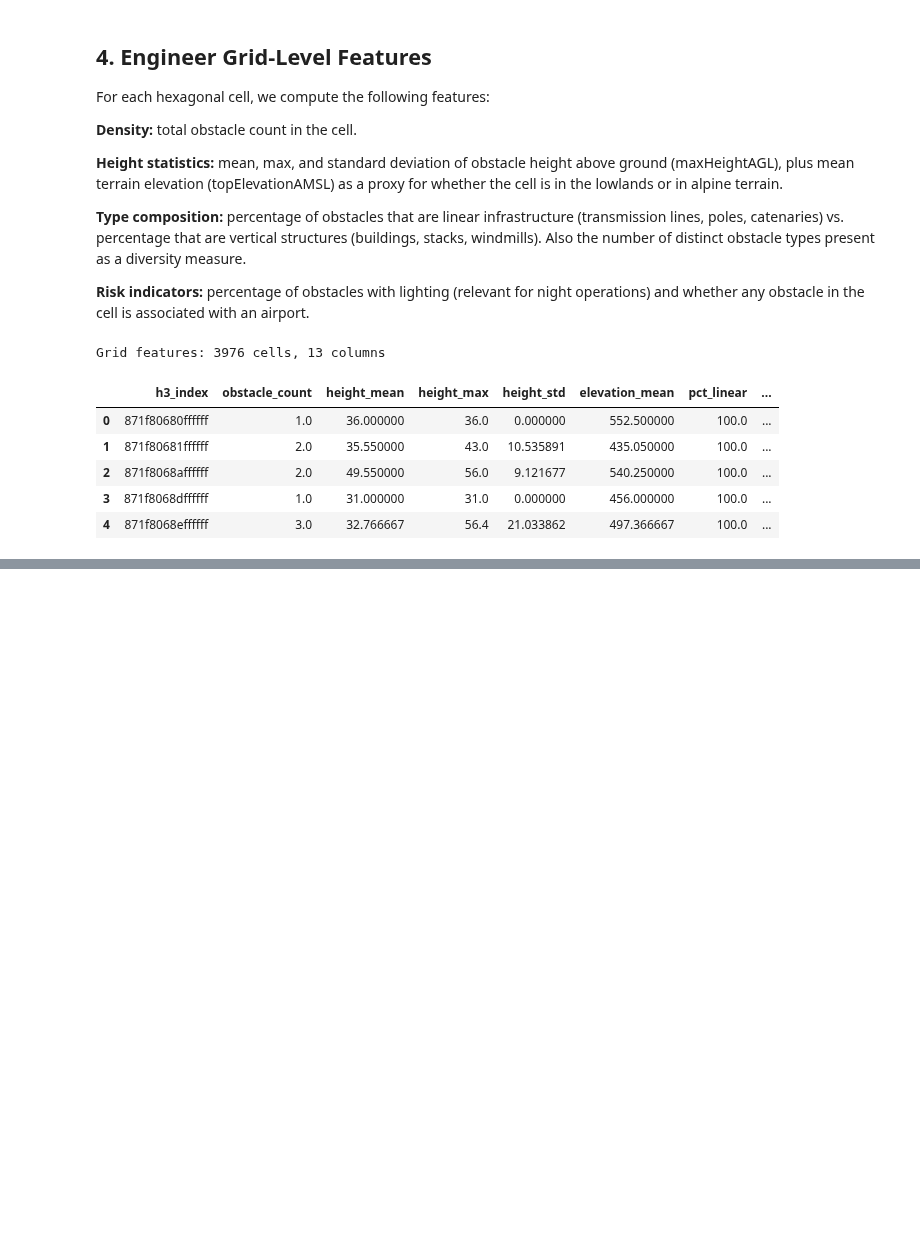
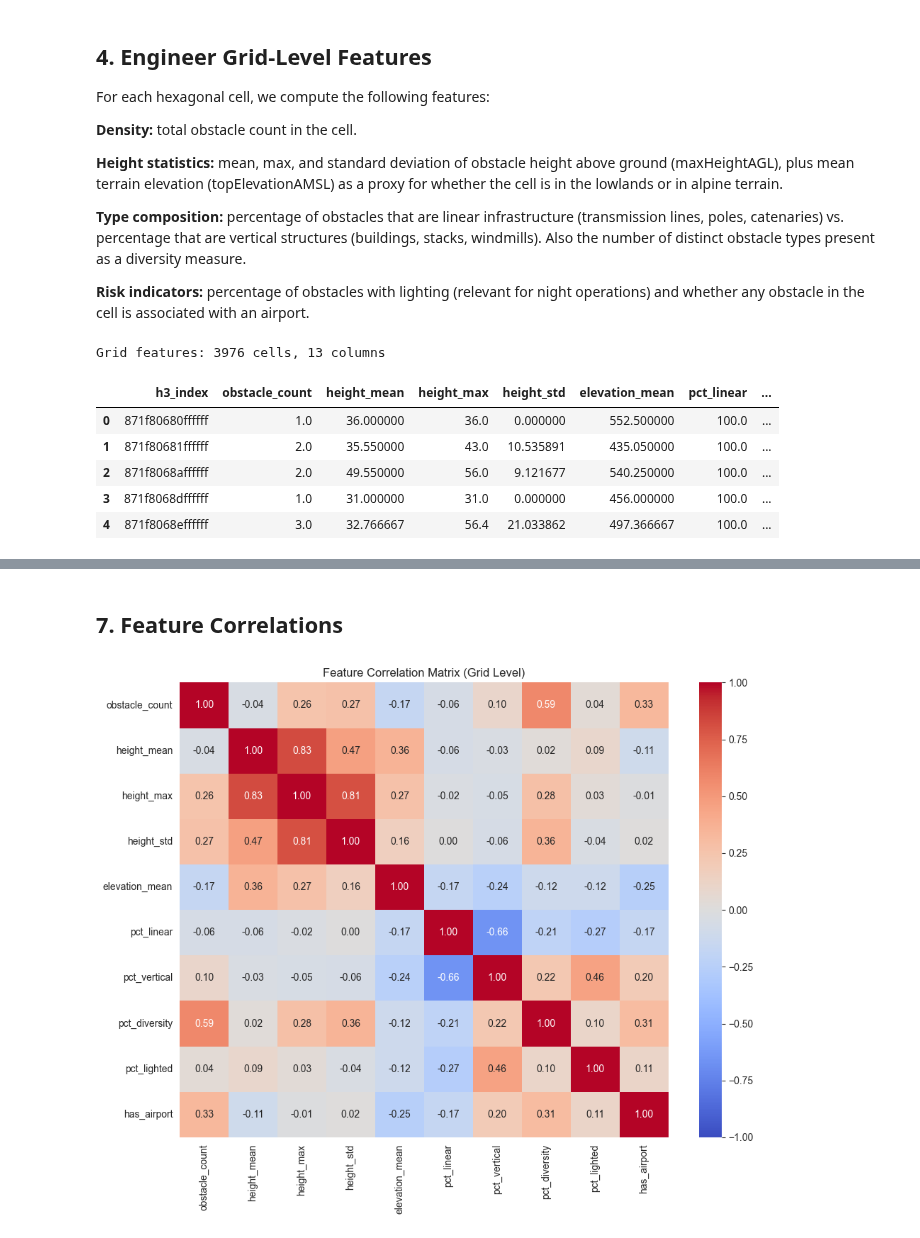
Before and after one commit to maybebool/swiss-airspace-obstacle-profiling, a Jupyter notebook: notebooks/Feature_Engineering.ipynb, the cells around one changed output, grey strips where cells are left out. Cells and saved outputs as stored; diff of their text form; code cells hidden in the pictures; blank space fills up the shorter version.

```diff
--- a/notebooks/Feature_Engineering.ipynb
+++ b/notebooks/Feature_Engineering.ipynb
@@ -134,0 +175,12 @@ Grid features: 3976 cells, 13 columns
+# %% [markdown]
+## 7. Feature Correlations
+# %%
+fig, ax = plt.subplots(figsize=(10, 8))
+corr = grid[feature_cols].corr()
+sns.heatmap(corr, annot=True, cmap='coolwarm', fmt='.2f', ax=ax,
+            vmin=-1, vmax=1, center=0)
+ax.set_title('Feature Correlation Matrix (Grid Level)')
+plt.tight_layout()
+plt.show()
+# %% [output]
+[figure, added]
```
Also changed, not shown: parts of 12 cells of this notebook, 1 other file.
